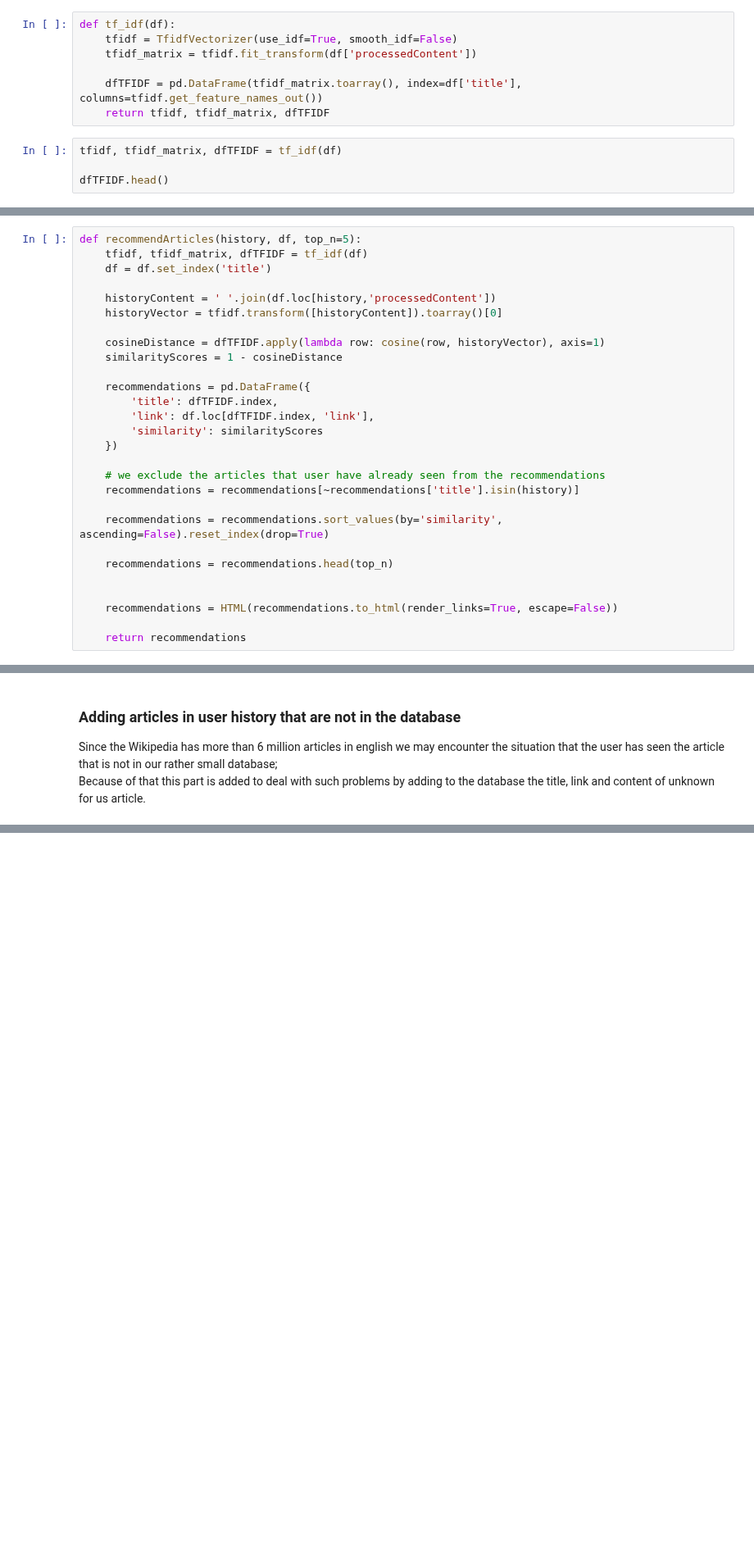
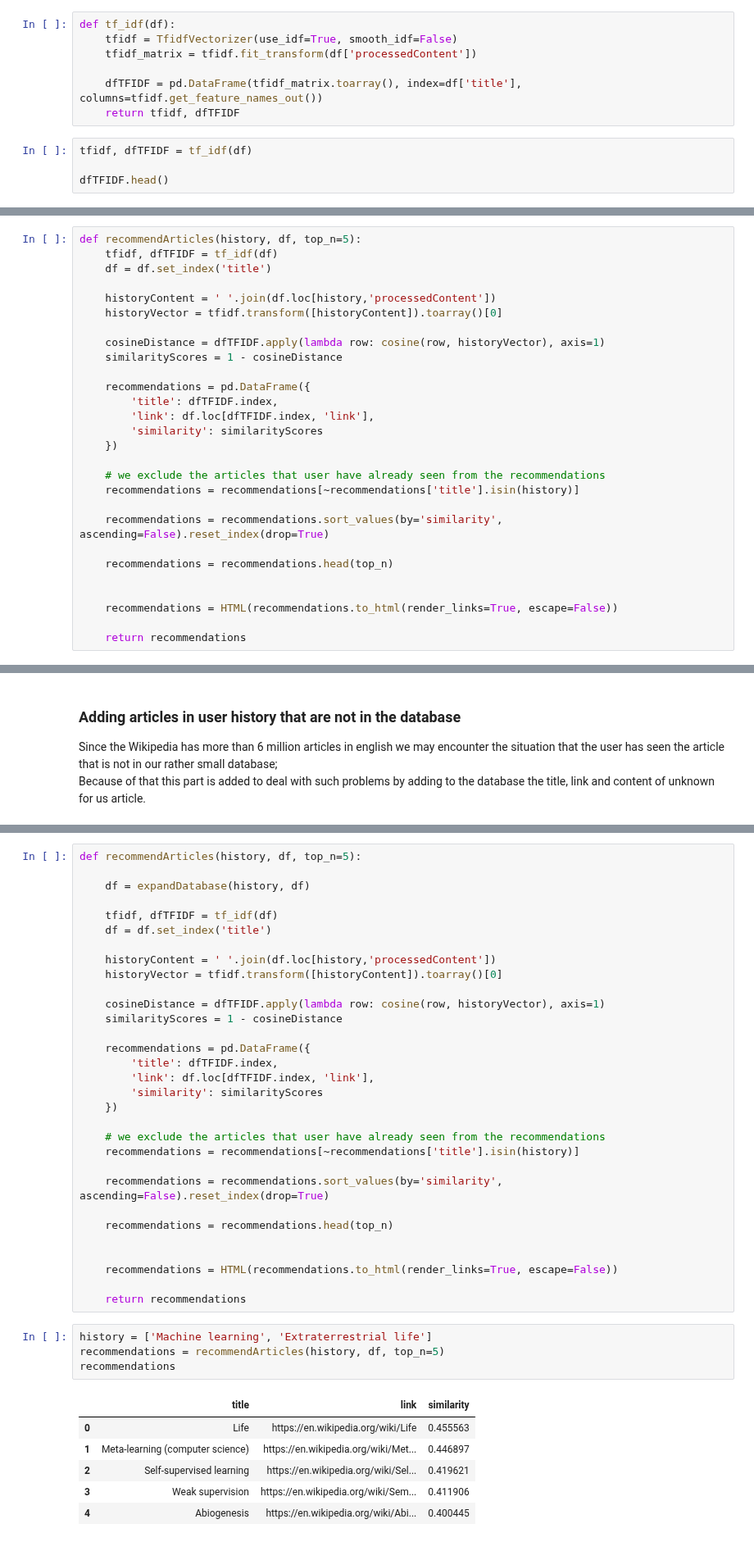
Before and after one commit to mmartyna123/InformationRetrieval, a Jupyter notebook: Project_Wiki/wiki_working_version.ipynb, the cells around one changed output, grey strips where cells are left out. Shown at 82% size. Cells and saved outputs as stored; diff of their text form; blank space fills up the shorter version.

Commit message:
crawling for fetched unknown articles

```diff
--- a/Project_Wiki/wiki_working_version.ipynb
+++ b/Project_Wiki/wiki_working_version.ipynb
@@ -205,9 +205,9 @@ def tf_idf(df):
     tfidf_matrix = tfidf.fit_transform(df['processedContent'])
 
     dfTFIDF = pd.DataFrame(tfidf_matrix.toarray(), index=df['title'], columns=tfidf.get_feature_names_out())
-    return tfidf, tfidf_matrix, dfTFIDF
+    return tfidf, dfTFIDF
 # %%
-tfidf, tfidf_matrix, dfTFIDF = tf_idf(df)
+tfidf, dfTFIDF = tf_idf(df)
 
 dfTFIDF.head()
 # %% [output]
@@ -221,7 +221,7 @@ dfTFIDF.head()
 5 rows × 2293 columns
 # %%
 def recommendArticles(history, df, top_n=5):
-    tfidf, tfidf_matrix, dfTFIDF = tf_idf(df)
+    tfidf, dfTFIDF = tf_idf(df)
     df = df.set_index('title')
 
     historyContent = ' '.join(df.loc[history,'processedContent'])
@@ -311,2 +331,44 @@ def expandDatabase(history, df):
         saveDatabase(df, 'articles.csv')
     return df
+# %%
+def recommendArticles(history, df, top_n=5):
+
+    df = expandDatabase(history, df)
+
+    tfidf, dfTFIDF = tf_idf(df)
+    df = df.set_index('title')
+
+    historyContent = ' '.join(df.loc[history,'processedContent'])
+    historyVector = tfidf.transform([historyContent]).toarray()[0]
+
+    cosineDistance = dfTFIDF.apply(lambda row: cosine(row, historyVector), axis=1)
+    similarityScores = 1 - cosineDistance
+
+    recommendations = pd.DataFrame({
+        'title': dfTFIDF.index,
+        'link': df.loc[dfTFIDF.index, 'link'],
+        'similarity': similarityScores
+    })
+
+    # we exclude the articles that user have already seen from the recommendations
+    recommendations = recommendations[~recommendations['title'].isin(history)]
+
+    recommendations = recommendations.sort_values(by='similarity', ascending=False).reset_index(drop=True)
+
+    recommendations = recommendations.head(top_n)
+
+
+    recommendations = HTML(recommendations.to_html(render_links=True, escape=False))
+
+    return recommendations
+# %%
+history = ['Machine learning', 'Extraterrestrial life']
+recommendations = recommendArticles(history, df, top_n=5)
+recommendations
+# %% [output]
+|  | title | link | similarity |
+| 0 | Life | https://en.wikipedia.org/wiki/Life | 0.455563 |
+| 1 | Meta-learning (computer science) | https://en.wikipedia.org/wiki/Met... | 0.446897 |
+| 2 | Self-supervised learning | https://en.wikipedia.org/wiki/Sel... | 0.419621 |
+| 3 | Weak supervision | https://en.wikipedia.org/wiki/Sem... | 0.411906 |
+| 4 | Abiogenesis | https://en.wikipedia.org/wiki/Abi... | 0.400445 |
```
Also changed, not shown: parts of 5 cells of this notebook.
